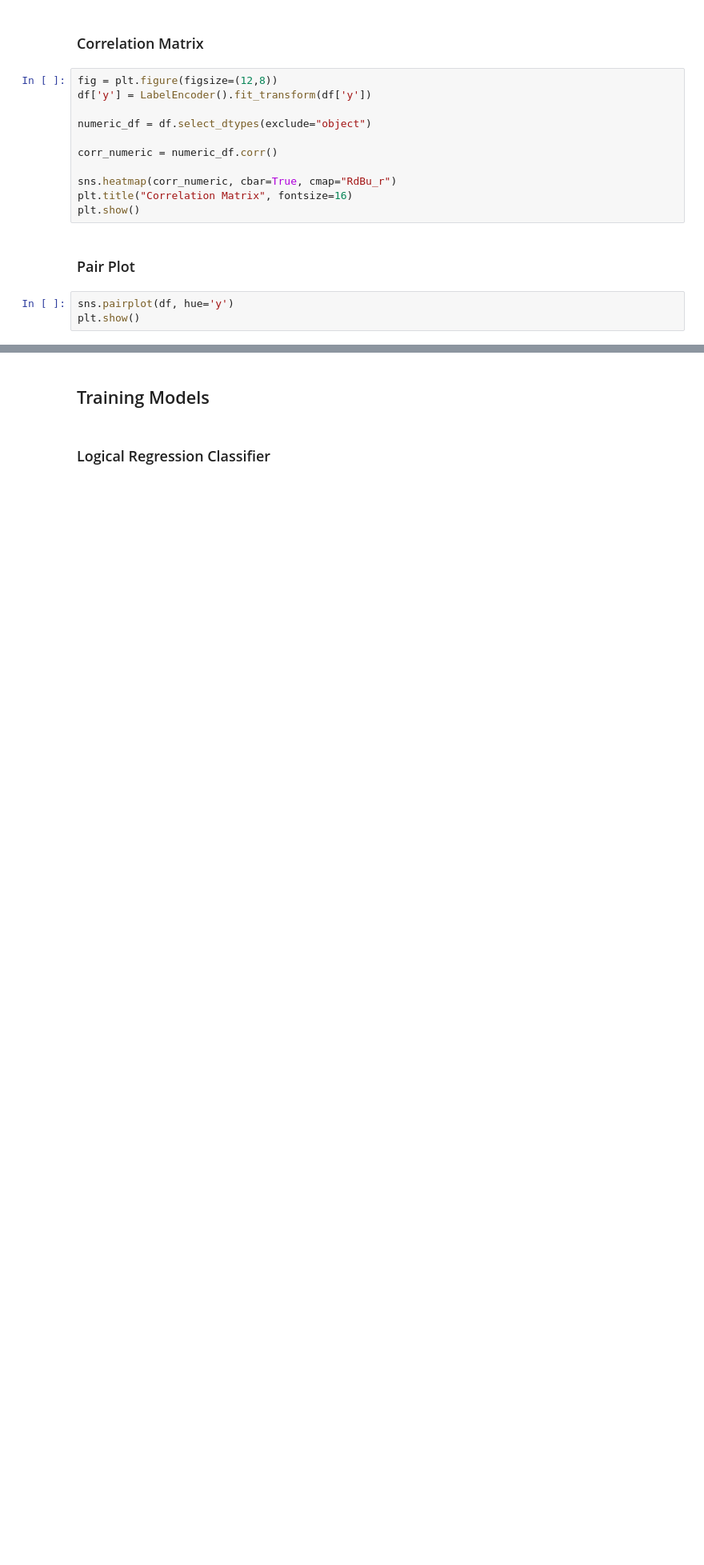
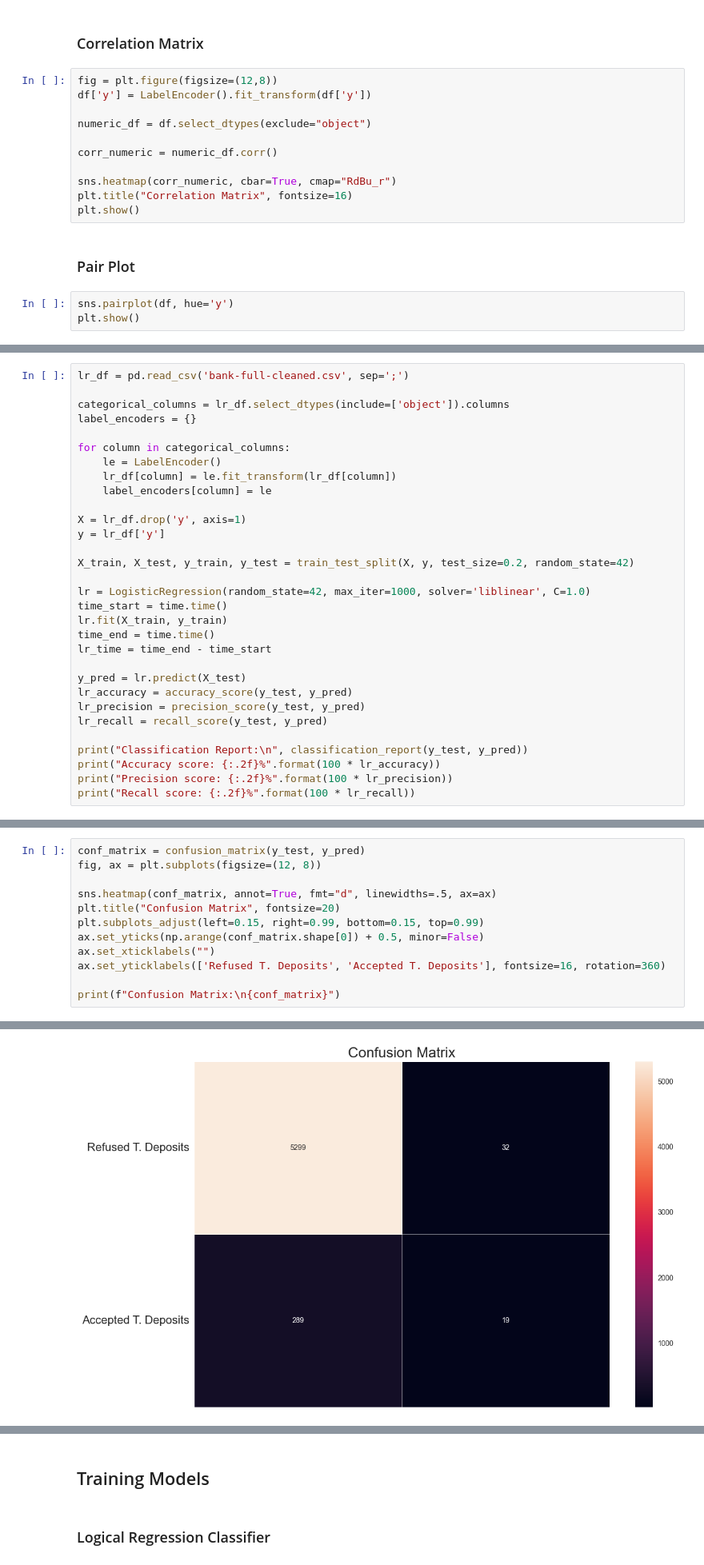
Before and after one commit to ZasaQ/A-neural-model-of-a-banking-customer, a Jupyter notebook: KrzywdaKubowicz.ipynb, the cells around one changed output, grey strips where cells are left out. Shown at 80% size. Cells and saved outputs as stored; diff of their text form; blank space fills up the shorter version.

```diff
--- a/KrzywdaKubowicz.ipynb
+++ b/KrzywdaKubowicz.ipynb
@@ -368,0 +442,31 @@ plt.show()
+# %%
+lr_df = pd.read_csv('bank-full-cleaned.csv', sep=';')
+
+categorical_columns = lr_df.select_dtypes(include=['object']).columns
+label_encoders = {}
+
+for column in categorical_columns:
+    le = LabelEncoder()
+    lr_df[column] = le.fit_transform(lr_df[column])
+    label_encoders[column] = le
+
+X = lr_df.drop('y', axis=1)
+y = lr_df['y']
+
+X_train, X_test, y_train, y_test = train_test_split(X, y, test_size=0.2, random_state=42)
+
+lr = LogisticRegression(random_state=42, max_iter=1000, solver='liblinear', C=1.0)
+time_start = time.time()
+lr.fit(X_train, y_train)
+time_end = time.time()
+lr_time = time_end - time_start
+
+y_pred = lr.predict(X_test)
+lr_accuracy = accuracy_score(y_test, y_pred)
+lr_precision = precision_score(y_test, y_pred)
+lr_recall = recall_score(y_test, y_pred)
+
+print("Classification Report:\n", classification_report(y_test, y_pred))
+print("Accuracy score: {:.2f}%".format(100 * lr_accuracy))
+print("Precision score: {:.2f}%".format(100 * lr_precision))
+print("Recall score: {:.2f}%".format(100 * lr_recall))
@@ -368,0 +503,13 @@ plt.show()
+# %%
+conf_matrix = confusion_matrix(y_test, y_pred)
+fig, ax = plt.subplots(figsize=(12, 8))
+
+sns.heatmap(conf_matrix, annot=True, fmt="d", linewidths=.5, ax=ax)
+plt.title("Confusion Matrix", fontsize=20)
+plt.subplots_adjust(left=0.15, right=0.99, bottom=0.15, top=0.99)
+ax.set_yticks(np.arange(conf_matrix.shape[0]) + 0.5, minor=False)
+ax.set_xticklabels("")
+ax.set_yticklabels(['Refused T. Deposits', 'Accepted T. Deposits'], fontsize=16, rotation=360)
+
+print(f"Confusion Matrix:\n{conf_matrix}")
+# %% [output]
@@ -368,0 +519 @@ plt.show()
+[figure, added]
```
Also changed, not shown: parts of 38 cells of this notebook, 1 other file.
